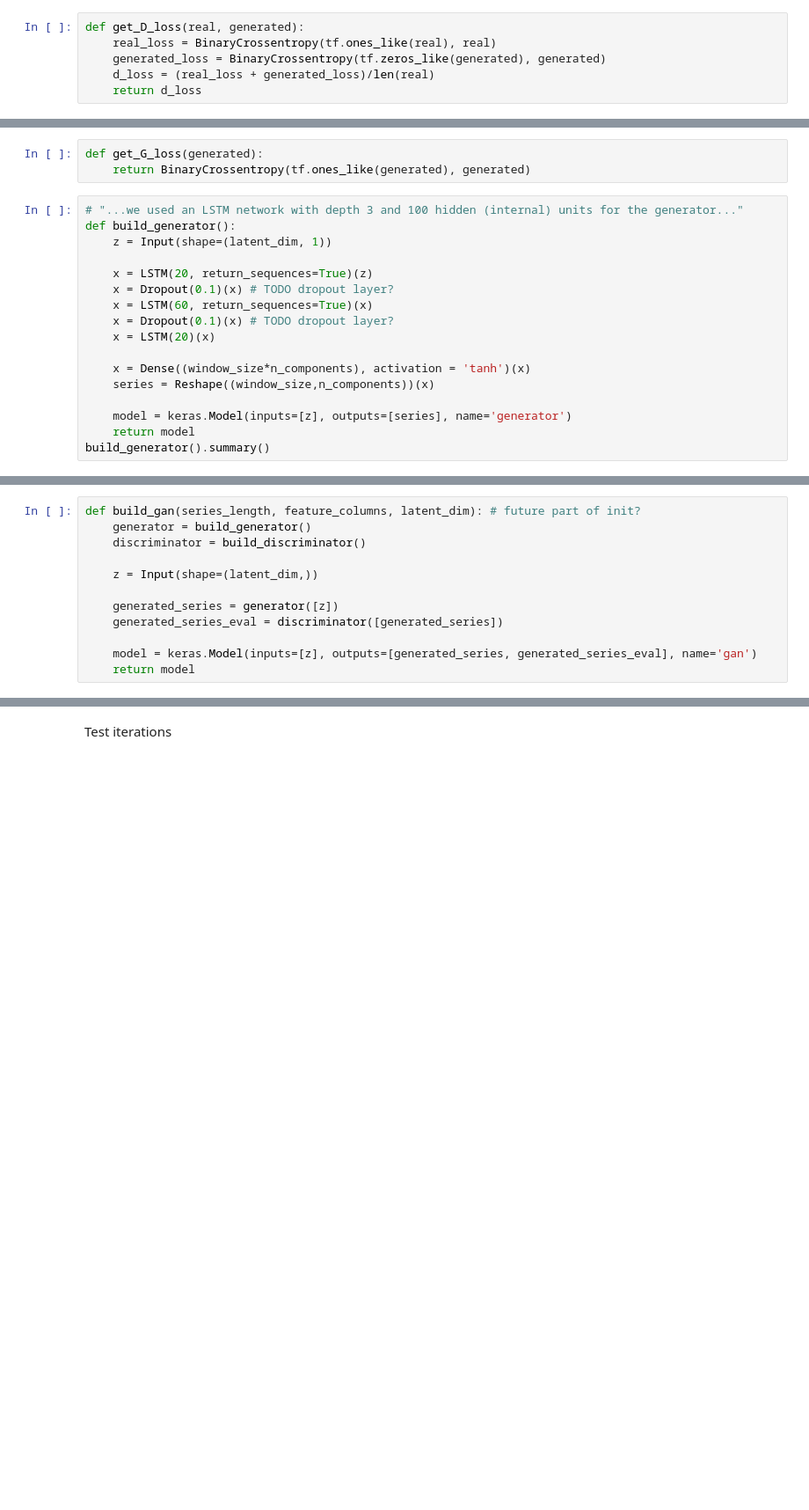
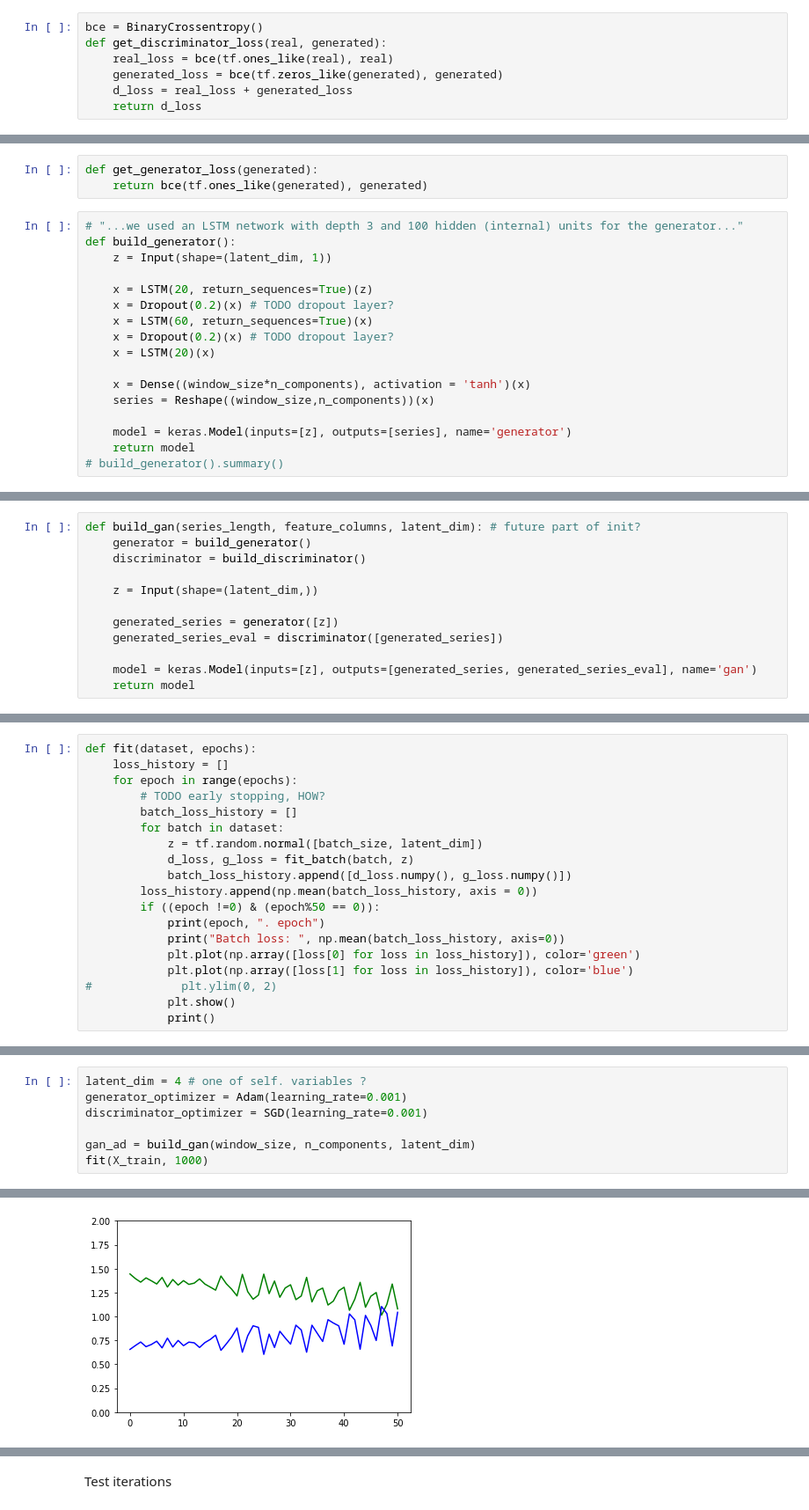
Before and after one commit to ivetasarfyova/TimeSeriesAnomalyDetectionAssignments, a Jupyter notebook: time_series_anomaly_detection/GAN-AD.ipynb, the cells around one changed output, grey strips where cells are left out. Shown at 88% size. Saved outputs shown, nothing was run; the diff lists cells and outputs as text; blank space fills up the shorter version.

```diff
--- a/time_series_anomaly_detection/GAN-AD.ipynb
+++ b/time_series_anomaly_detection/GAN-AD.ipynb
@@ -95,10 +96,11 @@ X_test = tf.keras.preprocessing.timeseries_dataset_from_array(X_test_pca.astype(
 # %% [markdown]
 ## Model architecture and loss functions
 # %%
-def get_D_loss(real, generated):
-    real_loss = BinaryCrossentropy(tf.ones_like(real), real)
-    generated_loss = BinaryCrossentropy(tf.zeros_like(generated), generated)
-    d_loss = (real_loss + generated_loss)/len(real)
+bce = BinaryCrossentropy()
+def get_discriminator_loss(real, generated):
+    real_loss = bce(tf.ones_like(real), real)
+    generated_loss = bce(tf.zeros_like(generated), generated)
+    d_loss = real_loss + generated_loss
     return d_loss
 # %%
 # "...the LSTM network for the discriminator is relatively simpler with 100 hidden units and depth 1..."
@@ -129,15 +116,15 @@ _________________________________________________________________
 # %%
-def get_G_loss(generated):
-    return BinaryCrossentropy(tf.ones_like(generated), generated)
+def get_generator_loss(generated):
+    return bce(tf.ones_like(generated), generated)
 # %%
 # "...we used an LSTM network with depth 3 and 100 hidden (internal) units for the generator..."
 def build_generator():
     z = Input(shape=(latent_dim, 1))
 
     x = LSTM(20, return_sequences=True)(z)
-    x = Dropout(0.1)(x) # TODO dropout layer?
+    x = Dropout(0.2)(x) # TODO dropout layer?
     x = LSTM(60, return_sequences=True)(x)
-    x = Dropout(0.1)(x) # TODO dropout layer?
+    x = Dropout(0.2)(x) # TODO dropout layer?
     x = LSTM(20)(x)
 
     x = Dense((window_size*n_components), activation = 'tanh')(x)
@@ -145,4 +132,4 @@ def build_generator():
 
     model = keras.Model(inputs=[z], outputs=[series], name='generator')
     return model
-build_generator().summary()
+# build_generator().summary()
@@ -203,0 +169,19 @@ used for updating the model parameters.
+# %%
+def fit(dataset, epochs):
+    loss_history = []
+    for epoch in range(epochs):
+        # TODO early stopping, HOW?
+        batch_loss_history = []
+        for batch in dataset:
+            z = tf.random.normal([batch_size, latent_dim])
+            d_loss, g_loss = fit_batch(batch, z)
+            batch_loss_history.append([d_loss.numpy(), g_loss.numpy()])
+        loss_history.append(np.mean(batch_loss_history, axis = 0))
+        if ((epoch !=0) & (epoch%50 == 0)):
+            print(epoch, ". epoch")
+            print("Batch loss: ", np.mean(batch_loss_history, axis=0))
+            plt.plot(np.array([loss[0] for loss in loss_history]), color='green')
+            plt.plot(np.array([loss[1] for loss in loss_history]), color='blue')
+#             plt.ylim(0, 2)
+            plt.show()
+            print()
@@ -205,0 +246,8 @@ used for updating the model parameters.
+# %%
+latent_dim = 4 # one of self. variables ?
+generator_optimizer = Adam(learning_rate=0.001)
+discriminator_optimizer = SGD(learning_rate=0.001)
+
+gan_ad = build_gan(window_size, n_components, latent_dim)
+fit(X_train, 1000)
+# %% [output]
@@ -205,0 +256 @@ used for updating the model parameters.
+[figure, added]
```
Also changed, not shown: parts of 23 cells of this notebook.
